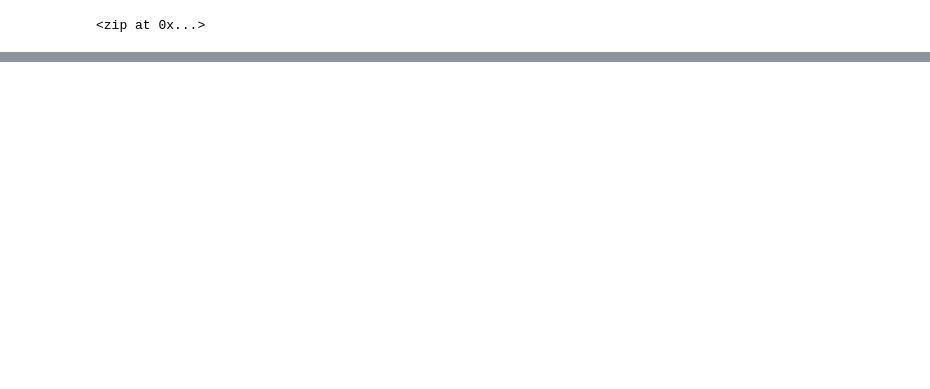
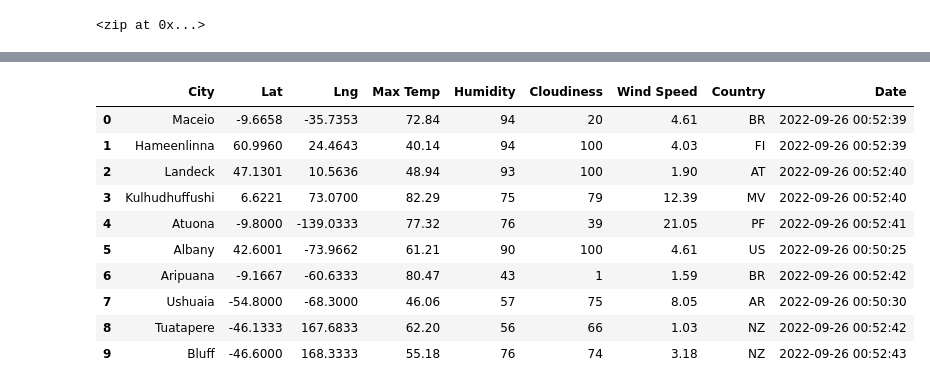
Before and after one commit to vanessaneang/World_Weather_Analysis, a Jupyter notebook: WeatherPy.ipynb, the cells around one changed output, grey strips where cells are left out. Saved outputs shown, nothing was run; the diff lists cells and outputs as text; code cells hidden in the pictures; blank space fills up the shorter version.

```diff
--- a/WeatherPy.ipynb
+++ b/WeatherPy.ipynb
@@ -54,0 +59,9 @@ len(cities)
+# %%
+# Import the requests library.
+import requests
+
+# Import the API key.
+from config import weather_api_key
+
+# Starting URL for Weather Map API Call.
+url = "http://api.openweathermap.org/data/2.5/weather?units=Imperial&APPID=" + weather_api_key
@@ -54,0 +158,16 @@ len(cities)
+# %%
+# Convert the array of dictionaries to a Pandas DataFrame.
+city_data_df = pd.DataFrame(city_data)
+city_data_df.head(10)
+# %% [output]
+|  | City | Lat | Lng | Max Temp | Humidity | Cloudiness | Wind Speed | Country | Date |
+| 0 | Maceio | -9.6658 | -35.7353 | 72.84 | 94 | 20 | 4.61 | BR | 2022-09-26 00:52:39 |
+| 1 | Hameenlinna | 60.9960 | 24.4643 | 40.14 | 94 | 100 | 4.03 | FI | 2022-09-26 00:52:39 |
+| 2 | Landeck | 47.1301 | 10.5636 | 48.94 | 93 | 100 | 1.90 | AT | 2022-09-26 00:52:40 |
+| 3 | Kulhudhuffushi | 6.6221 | 73.0700 | 82.29 | 75 | 79 | 12.39 | MV | 2022-09-26 00:52:40 |
+| 4 | Atuona | -9.8000 | -139.0333 | 77.32 | 76 | 39 | 21.05 | PF | 2022-09-26 00:52:41 |
+| 5 | Albany | 42.6001 | -73.9662 | 61.21 | 90 | 100 | 4.61 | US | 2022-09-26 00:50:25 |
+| 6 | Aripuana | -9.1667 | -60.6333 | 80.47 | 43 | 1 | 1.59 | BR | 2022-09-26 00:52:42 |
+| 7 | Ushuaia | -54.8000 | -68.3000 | 46.06 | 57 | 75 | 8.05 | AR | 2022-09-26 00:50:30 |
+| 8 | Tuatapere | -46.1333 | 167.6833 | 62.20 | 56 | 66 | 1.03 | NZ | 2022-09-26 00:52:42 |
+| 9 | Bluff | -46.6000 | 168.3333 | 55.18 | 76 | 74 | 3.18 | NZ | 2022-09-26 00:52:43 |
```
Also changed, not shown: parts of 7 cells of this notebook, 1 other file.
